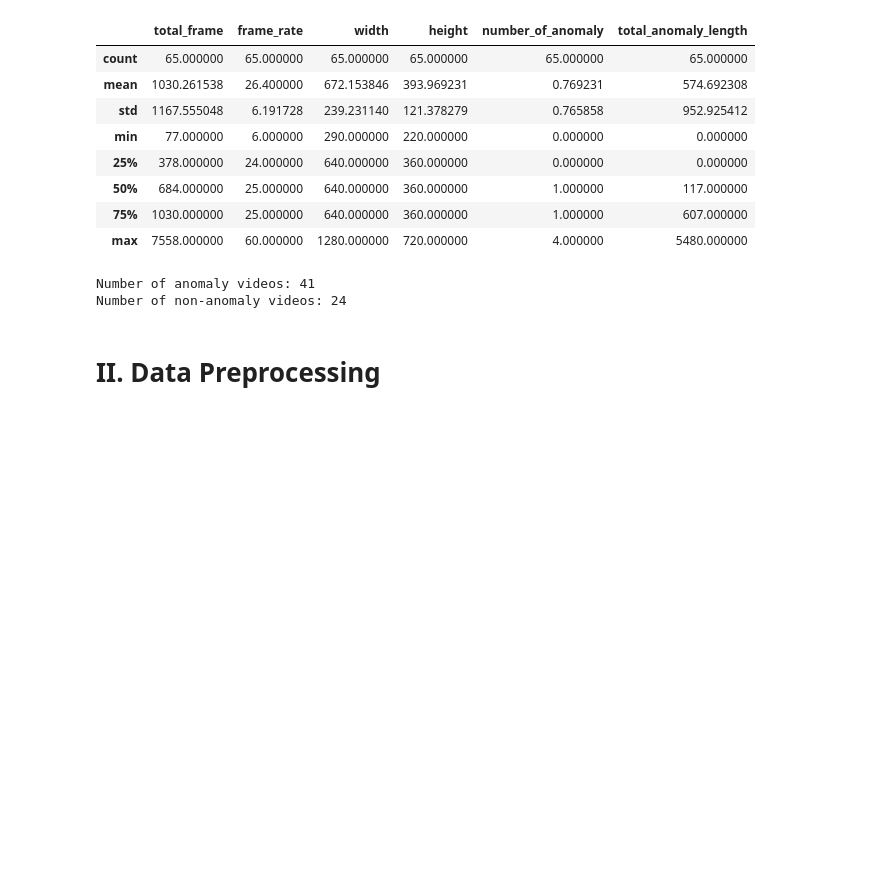
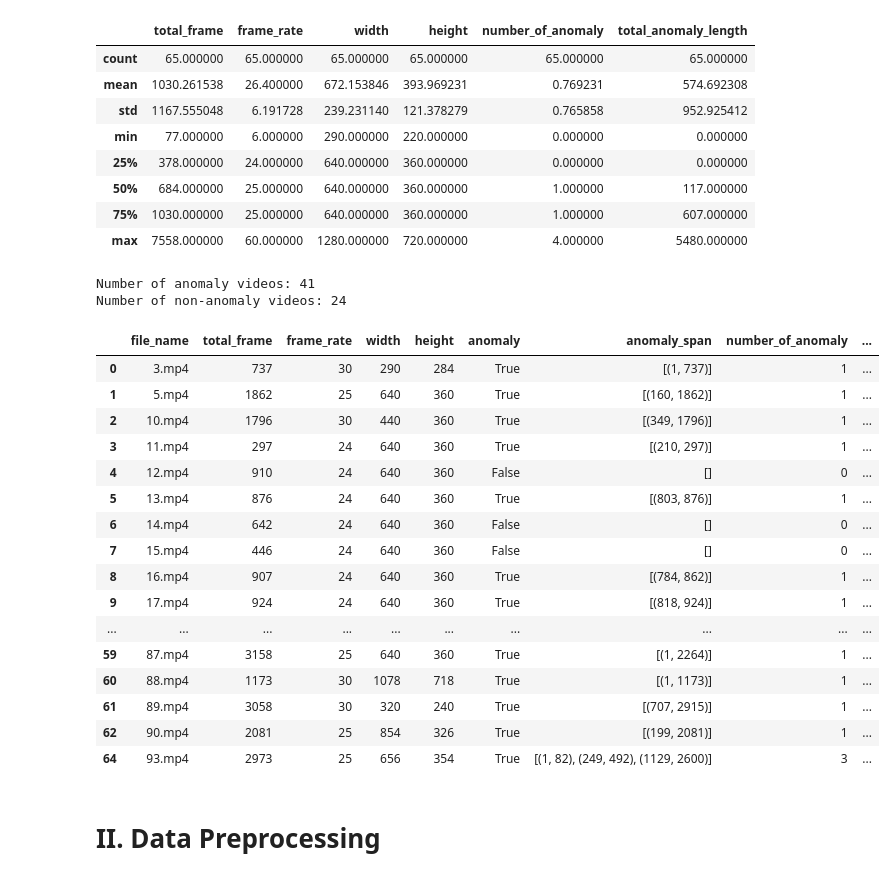
Before and after one commit to K0ntact/airc, a Jupyter notebook: preprocess.ipynb, the cells around one changed output. Drawn from its saved outputs; the diff is of its cells as text; code cells hidden in the pictures; blank space fills up the shorter version.

Commit message:
feat: remove low quality videos that are too fast, too slow or too short

```diff
--- a/preprocess.ipynb
+++ b/preprocess.ipynb
@@ -80,6 +80,39 @@ print(f"Number of non-anomaly videos: {vid_df[vid_df['anomaly'] == False].shape[
 # %% [output]
 Number of anomaly videos: 41
 Number of non-anomaly videos: 24
+# %%
+# Remove bad videos
+# Too fast: 67a.mp4, 67b.mp4
+# Too slow: 32.mp4, 83.mp4, 85.mp4, 92.mp4
+# Too short: 82b.mp4
+
+vid_df = vid_df[vid_df["file_name"] != "67a.mp4"]
+vid_df = vid_df[vid_df["file_name"] != "67b.mp4"]
+vid_df = vid_df[vid_df["file_name"] != "32.mp4"]
+vid_df = vid_df[vid_df["file_name"] != "83.mp4"]
+vid_df = vid_df[vid_df["file_name"] != "85.mp4"]
+vid_df = vid_df[vid_df["file_name"] != "92.mp4"]
+vid_df = vid_df[vid_df["file_name"] != "82b.mp4"]
+# %%
+vid_df
+# %% [output]
+|  | file_name | total_frame | frame_rate | width | height | anomaly | anomaly_span | number_of_anomaly | ... |
+| 0 | 3.mp4 | 737 | 30 | 290 | 284 | True | [(1, 737)] | 1 | ... |
+| 1 | 5.mp4 | 1862 | 25 | 640 | 360 | True | [(160, 1862)] | 1 | ... |
+| 2 | 10.mp4 | 1796 | 30 | 440 | 360 | True | [(349, 1796)] | 1 | ... |
+| 3 | 11.mp4 | 297 | 24 | 640 | 360 | True | [(210, 297)] | 1 | ... |
+| 4 | 12.mp4 | 910 | 24 | 640 | 360 | False | [] | 0 | ... |
+| 5 | 13.mp4 | 876 | 24 | 640 | 360 | True | [(803, 876)] | 1 | ... |
+| 6 | 14.mp4 | 642 | 24 | 640 | 360 | False | [] | 0 | ... |
+| 7 | 15.mp4 | 446 | 24 | 640 | 360 | False | [] | 0 | ... |
+| 8 | 16.mp4 | 907 | 24 | 640 | 360 | True | [(784, 862)] | 1 | ... |
+| 9 | 17.mp4 | 924 | 24 | 640 | 360 | True | [(818, 924)] | 1 | ... |
+| ... | ... | ... | ... | ... | ... | ... | ... | ... | ... |
+| 59 | 87.mp4 | 3158 | 25 | 640 | 360 | True | [(1, 2264)] | 1 | ... |
+| 60 | 88.mp4 | 1173 | 30 | 1078 | 718 | True | [(1, 1173)] | 1 | ... |
+| 61 | 89.mp4 | 3058 | 30 | 320 | 240 | True | [(707, 2915)] | 1 | ... |
+| 62 | 90.mp4 | 2081 | 25 | 854 | 326 | True | [(199, 2081)] | 1 | ... |
+| 64 | 93.mp4 | 2973 | 25 | 656 | 354 | True | [(1, 82), (249, 492), (1129, 2600)] | 3 | ... |
 # %% [markdown]
 # II. Data Preprocessing
 # %% [markdown]
```
Also changed, not shown: parts of 8 cells of this notebook.
